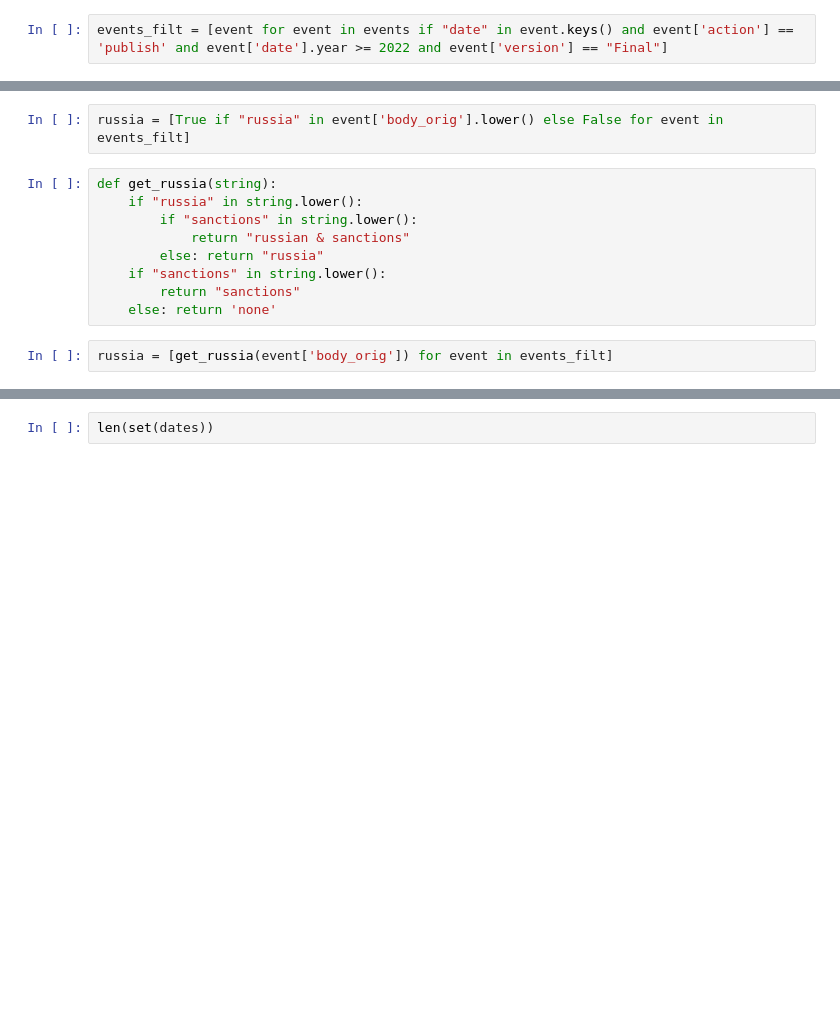
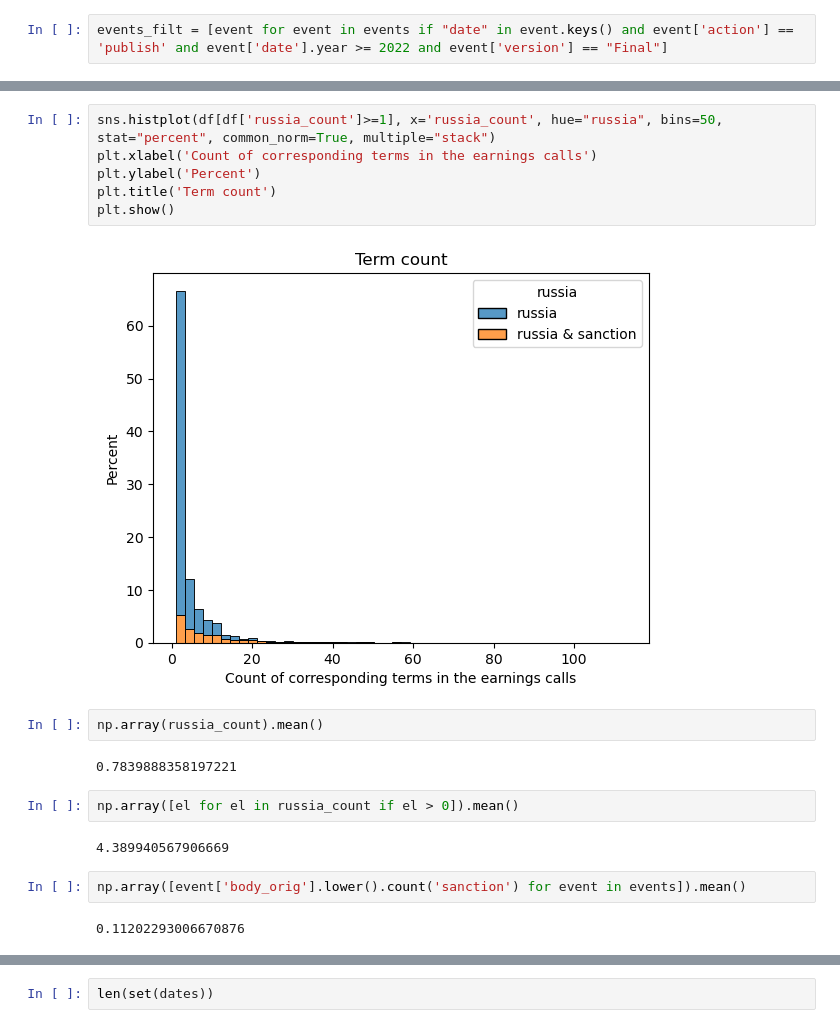
Before and after one commit to falseAzure/infineac, a Jupyter notebook: notebooks/overview.ipynb, the cells around one changed output, grey strips where cells are left out. Cells and saved outputs as stored; diff of their text form; blank space fills up the shorter version.

```diff
--- a/notebooks/overview.ipynb
+++ b/notebooks/overview.ipynb
@@ -37,13 +117,20 @@ events_filt = [event for event in events if "date" in event.keys() and event['ac
+# %%
+sns.histplot(df[df['russia_count']>=1], x='russia_count', hue="russia", bins=50, stat="percent", common_norm=True, multiple="stack")
+plt.xlabel('Count of corresponding terms in the earnings calls')
+plt.ylabel('Percent')
+plt.title('Term count')
+plt.show()
+# %% [output]
+[figure, added]
+# %%
+np.array(russia_count).mean()
+# %% [output]
+0.7839888358197221
+# %%
+np.array([el for el in russia_count if el > 0]).mean()
+# %% [output]
+4.389940567906669
 # %%
-russia = [True if "russia" in event['body_orig'].lower() else False for event in events_filt]
+np.array([event['body_orig'].lower().count('sanction') for event in events]).mean()
+# %% [output]
+0.11202293006670876
-# %%
-def get_russia(string):
-    if "russia" in string.lower():
-        if "sanctions" in string.lower():
-            return "russian & sanctions"
-        else: return "russia"
-    if "sanctions" in string.lower():
-        return "sanctions"
-    else: return 'none'
-# %%
-russia = [get_russia(event['body_orig']) for event in events_filt]
```
Also changed, not shown: parts of 20 cells of this notebook.
